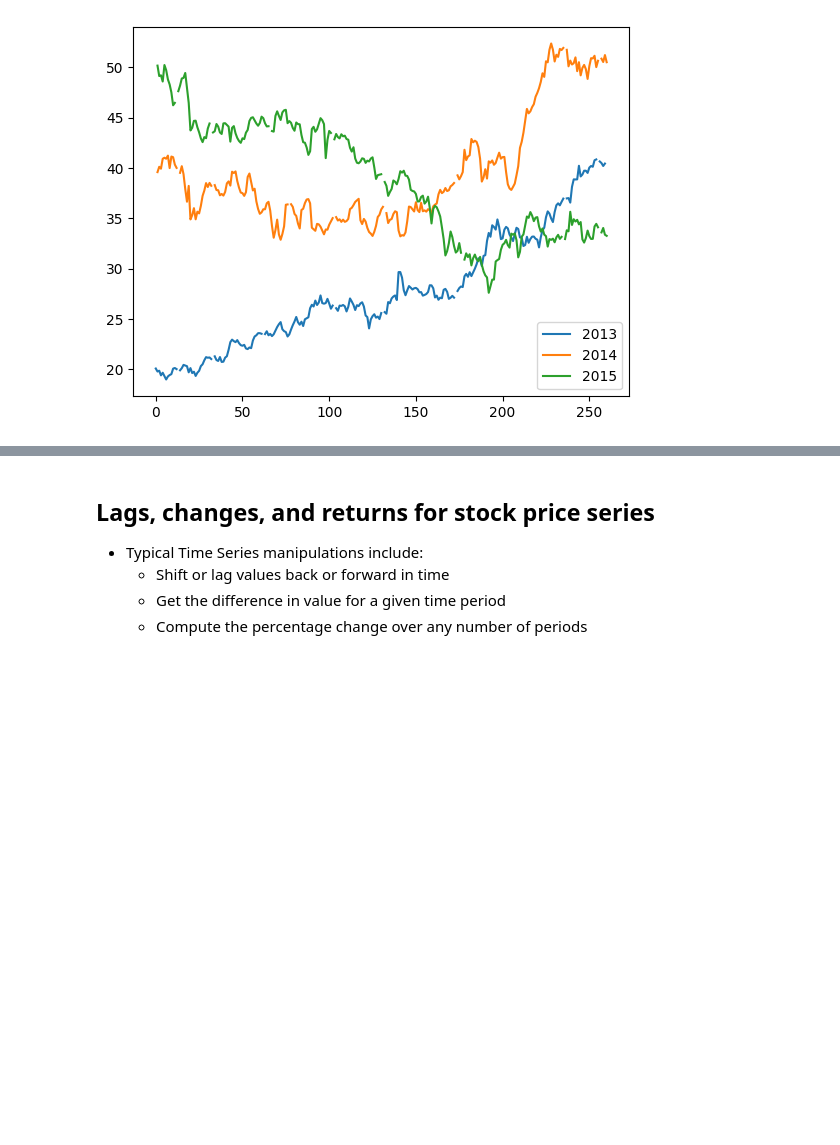
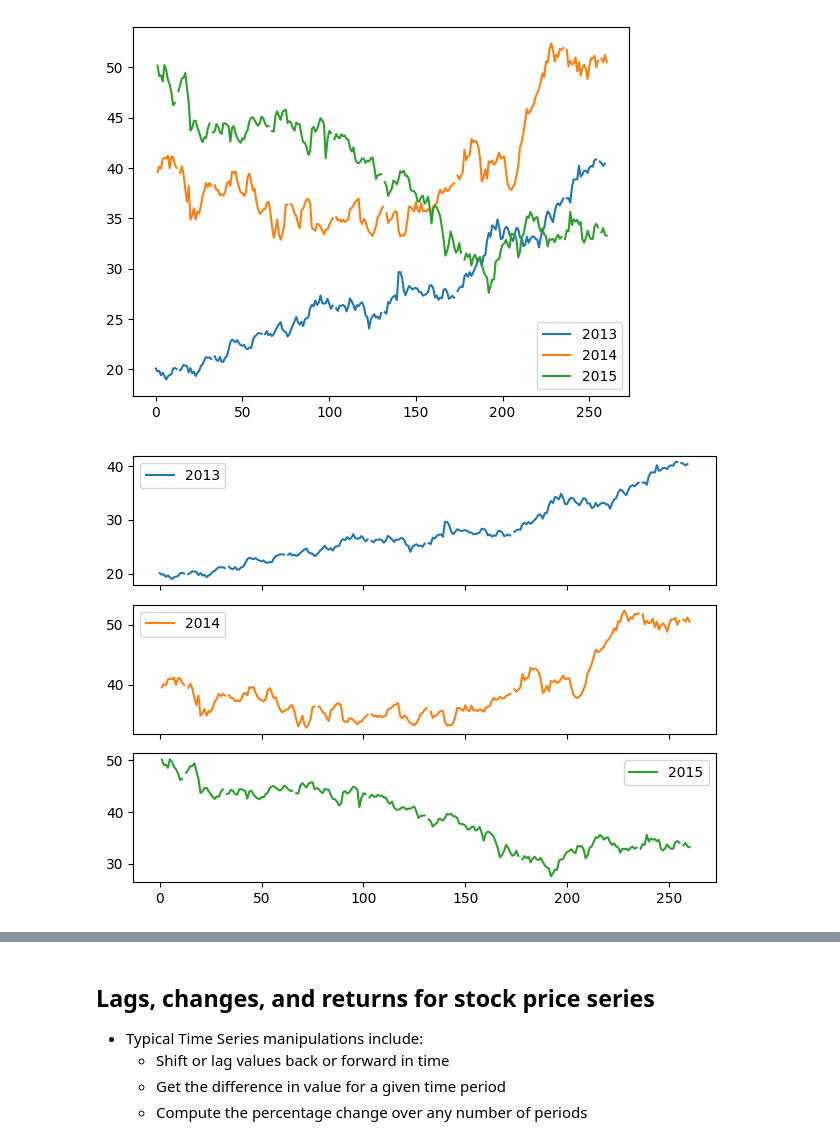
Before and after one commit to PaulToronto/DataCamp_TimeSeries, a Jupyter notebook: 01_Working_with_Time_Series_in_Pandas.ipynb, the cells around one changed output, grey strips where cells are left out. Drawn from its saved outputs; the diff is of its cells as text; code cells hidden in the pictures; blank space fills up the shorter version.

```diff
--- a/01_Working_with_Time_Series_in_Pandas.ipynb
+++ b/01_Working_with_Time_Series_in_Pandas.ipynb
@@ -536,3 +536,9 @@ prices.plot()
 plt.show()
 # %% [output]
 [figure]
+# %%
+prices.plot(subplots=True)
+plt.tight_layout()
+plt.show()
+# %% [output]
+[figure, added]
```
Also changed, not shown: parts of 26 cells of this notebook.
